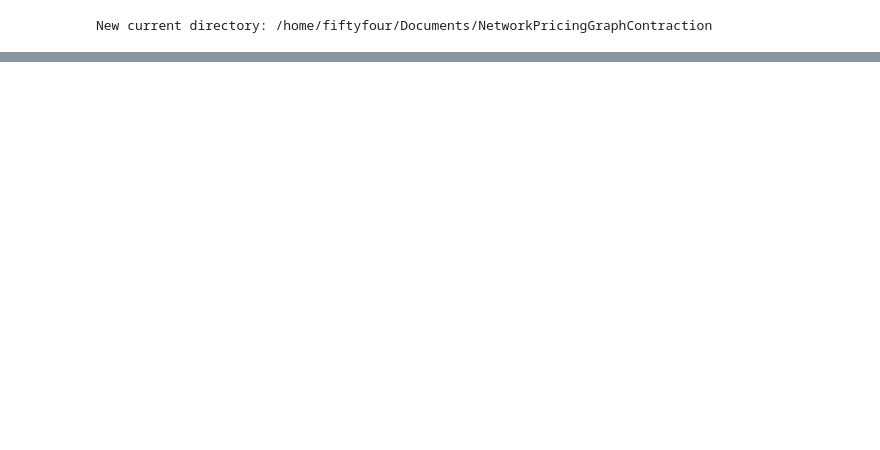
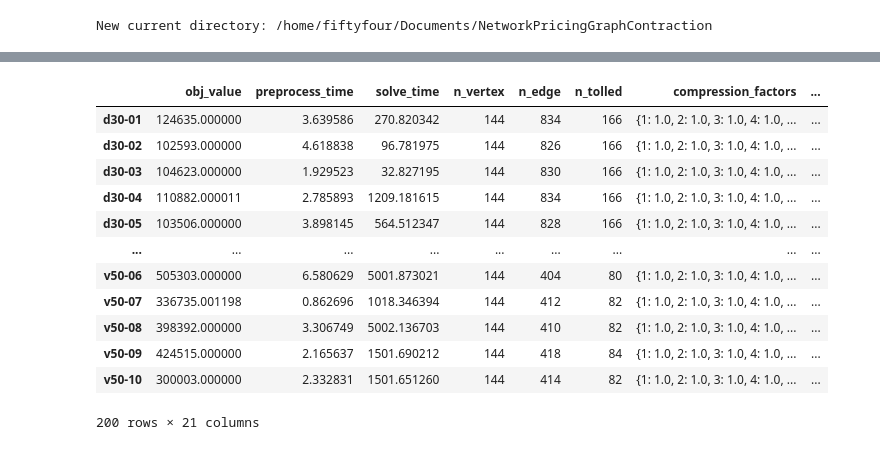
Before and after one commit to julien-hebert-doutreloux/NetworkPricingGraphContraction, a Jupyter notebook: notebook/Untitled1.ipynb, the cells around one changed output, grey strips where cells are left out. Cells and saved outputs as stored; diff of their text form; code cells hidden in the pictures; blank space fills up the shorter version.

```diff
--- a/notebook/Untitled1.ipynb
+++ b/notebook/Untitled1.ipynb
@@ -141,3 +170,22 @@ result_dict['combined']['meta_data_df'].head(5)
+# %%
+result_dict['d30-01']['edge_index_df']
+result_dict['d30-01']['edge_value_df']
+result_dict['d30-01']['flow_value_df']
+result_dict['d30-02']['meta_data_df']
+# %% [output]
+|  | obj_value | preprocess_time | solve_time | n_vertex | n_edge | n_tolled | compression_factors | ... |
+| d30-01 | 124635.000000 | 3.639586 | 270.820342 | 144 | 834 | 166 | {1: 1.0, 2: 1.0, 3: 1.0, 4: 1.0, ... | ... |
+| d30-02 | 102593.000000 | 4.618838 | 96.781975 | 144 | 826 | 166 | {1: 1.0, 2: 1.0, 3: 1.0, 4: 1.0, ... | ... |
+| d30-03 | 104623.000000 | 1.929523 | 32.827195 | 144 | 830 | 166 | {1: 1.0, 2: 1.0, 3: 1.0, 4: 1.0, ... | ... |
+| d30-04 | 110882.000011 | 2.785893 | 1209.181615 | 144 | 834 | 166 | {1: 1.0, 2: 1.0, 3: 1.0, 4: 1.0, ... | ... |
+| d30-05 | 103506.000000 | 3.898145 | 564.512347 | 144 | 828 | 166 | {1: 1.0, 2: 1.0, 3: 1.0, 4: 1.0, ... | ... |
+| ... | ... | ... | ... | ... | ... | ... | ... | ... |
+| v50-06 | 505303.000000 | 6.580629 | 5001.873021 | 144 | 404 | 80 | {1: 1.0, 2: 1.0, 3: 1.0, 4: 1.0, ... | ... |
+| v50-07 | 336735.001198 | 0.862696 | 1018.346394 | 144 | 412 | 82 | {1: 1.0, 2: 1.0, 3: 1.0, 4: 1.0, ... | ... |
+| v50-08 | 398392.000000 | 3.306749 | 5002.136703 | 144 | 410 | 82 | {1: 1.0, 2: 1.0, 3: 1.0, 4: 1.0, ... | ... |
+| v50-09 | 424515.000000 | 2.165637 | 1501.690212 | 144 | 418 | 84 | {1: 1.0, 2: 1.0, 3: 1.0, 4: 1.0, ... | ... |
+| v50-10 | 300003.000000 | 2.332831 | 1501.651260 | 144 | 414 | 82 | {1: 1.0, 2: 1.0, 3: 1.0, 4: 1.0, ... | ... |
+200 rows × 21 columns
 # %%
 sns.set(style='darkgrid')
 
```
Also changed, not shown: parts of 10 cells of this notebook, 18 other files.
